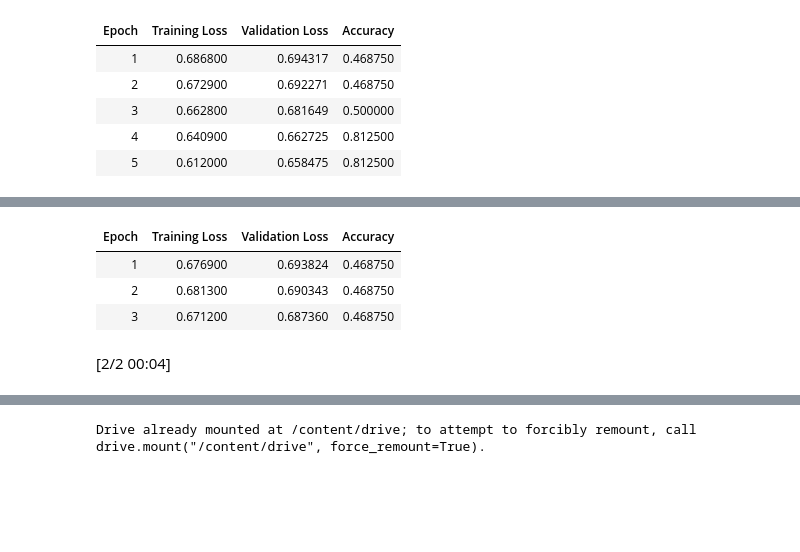
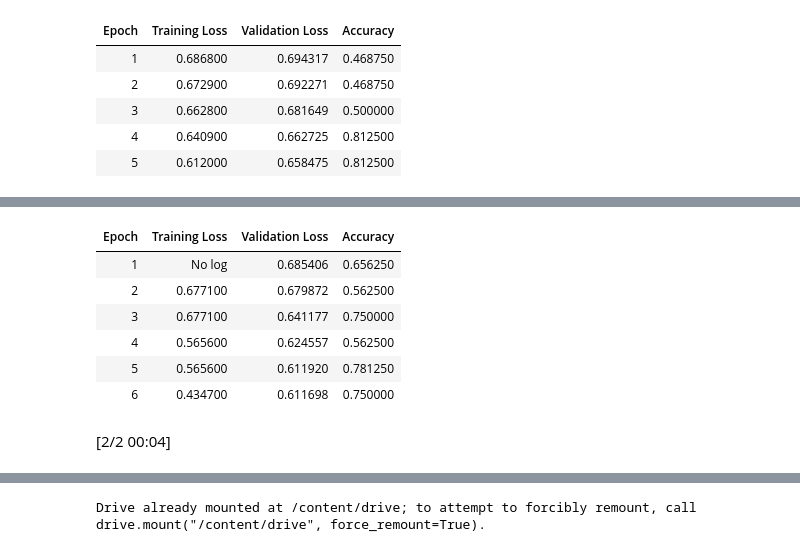
Before and after one commit to larajakl/Computational-Linguistics, a Jupyter notebook: exercises/HomeExercise3.ipynb, the cells around one changed output, grey strips where cells are left out. Cells and saved outputs as stored; diff of their text form; code cells hidden in the pictures; blank space fills up the shorter version.

```diff
--- a/exercises/HomeExercise3.ipynb
+++ b/exercises/HomeExercise3.ipynb
@@ -58,6 +59,7 @@ def truncate(example):
 small_imdb_dataset = DatasetDict(
     train=imdb_dataset['train'].shuffle(seed=24).select(range(128)).map(truncate),
     val=imdb_dataset['train'].shuffle(seed=24).select(range(128, 160)).map(truncate),
+    test=imdb_dataset['test'].shuffle(seed=24).select(range(160, 192)).map(truncate)
 )
 
 def tokenize_function(examples):
@@ -138,21 +138,36 @@ from transformers import TrainingArguments, Trainer
 from transformers import AutoModelForSequenceClassification
 #new imports:
 import optuna
+import torch
+
 
 accuracy = evaluate.load("accuracy")
 
 # tokenized dataset and data collator are already preloaded as "small_tokenized_dataset" and "data_collator" above
 
+# I use this function to NOT reinitialise the model every time. I only reinitialize layers that are dependent on trial-specific parameters, such as the classification head
+def reset_classification_head(model, num_labels):
+    """
+    Reset the classification head of a Hugging Face model.
+    """
+    model.classifier = torch.nn.Linear(model.config.hidden_size, num_labels)
+    torch.nn.init.xavier_uniform_(model.classifier.weight)
+    torch.nn.init.zeros_(model.classifier.bias)
+
+# Initialize model
+model_template = AutoModelForSequenceClassification.from_pretrained("distilbert/distilbert-base-cased", num_labels=2)
+
 # Define the objective function
 def objective(trial):
+    # reset only classification head:
+    reset_classification_head(model_template, num_labels=2)
+    # Use the updated model_template as the model
+    model = model_template
     # Define hyperparameters to tune
     learning_rate = trial.suggest_float("learning_rate", 1e-5, 5e-5, log=True)
     weight_decay = trial.suggest_float("weight_decay", 0.0, 0.3)
     per_device_train_batch_size = trial.suggest_categorical("per_device_train_batch_size", [8, 16, 32])
     num_train_epochs = trial.suggest_int("num_train_epochs", 3, 10)
-
-    # Initialize model
-    model = AutoModelForSequenceClassification.from_pretrained("distilbert/distilbert-base-cased", num_labels=2)
 
     # Define training arguments
     arguments = TrainingArguments(
@@ -166,7 +181,7 @@ def objective(trial):
         learning_rate=learning_rate,
         weight_decay=weight_decay,
         load_best_model_at_end=True,
-        report_to='none',
+        report_to="none",
         seed=224
     )
 
@@ -180,11 +195,11 @@ def objective(trial):
     trainer = Trainer(
         model=model,
         args=arguments,
-        train_dataset=small_tokenized_dataset['train'],
-        eval_dataset=small_tokenized_dataset['val'],
+        train_dataset=small_tokenized_dataset["train"],
+        eval_dataset=small_tokenized_dataset["val"],
         tokenizer=tokenizer,
         data_collator=data_collator,
-        compute_metrics=compute_metrics
+        compute_metrics=compute_metrics,
     )
 
     # Train the model
@@ -193,50 +208,30 @@ def objective(trial):
     # Evaluate the model on validation set
     eval_result = trainer.evaluate()
 
+    # Report intermediate results to Optuna
+    trial.report(eval_result["eval_accuracy"], step=0)
+
+    # Check if the trial should be pruned based on evaluation accuracy
+    if trial.should_prune():
+        raise optuna.exceptions.TrialPruned()
+
     # Optuna will minimize the return value, so we return the negative of accuracy to maximize it
-    return eval_result['eval_accuracy']
+    return eval_result["eval_accuracy"]
 
 # Create a study to maximize accuracy
 study = optuna.create_study(direction="maximize")
 
+# Here I include prior knowledge on good baseline hyperparameters to guide optuna (I achieved 0.875 with these parameters in an earlier trial):
+study.enqueue_trial({
+    "learning_rate": 3.29432412995289e-05,
+    "weight_decay": 0.18368779096914803,
+    "per_device_train_batch_size": 32,
+    "num_train_epochs": 6
+})
+
 # Optimize the study with n_trials
-study.optimize(objective, n_trials=20)
+study.optimize(objective, n_trials=15)
 
 # Get the best hyperparameters
 print("Best hyperparameters:", study.best_params)
-
-# Train final model with the best hyperparameters
-#best_params = study.best_params
-#final_arguments = TrainingArguments(
- #   output_dir="final_cl_trainer",
-  #  per_device_train_batch_size=best_params["per_device_train_batch_size"],
-  #  per_device_eval_batch_size=16,
-  #  logging_steps=8,
-  #  num_train_epochs=best_params["num_train_epochs"],
-  #  eval_strategy="epoch",
-  #  save_strategy="epoch",
-  #  learning_rate=best_params["learning_rate"],
-  #  weight_decay=best_params["weight_decay"],
-  #  load_best_model_at_end=True,
-  #  report_to='none',
-  #  seed=224
-#)
-
-#final_model = AutoModelForSequenceClassification.from_pretrained("distilbert/distilbert-base-cased", num_labels=2)
-#final_trainer = Trainer(
- #   model=final_model,
-  #  args=final_arguments,
-   # train_dataset=small_tokenized_dataset['train'],
-    #eval_dataset=small_tokenized_dataset['val'],
-    #tokenizer=tokenizer,
-    #data_collator=data_collator,
-    #compute_metrics=compute_metrics
-#)
-
-# Train the final model
-#final_trainer.train()
-
-# Evaluate on the test set
-#test_results = final_trainer.evaluate(eval_dataset=small_tokenized_dataset['test'])
-#print("Test results:", test_results)
 # %% [output]
@@ -247,5 +242,8 @@ You should probably TRAIN this model on a down-stream task to be able to use it
 | Epoch | Training Loss | Validation Loss | Accuracy |
-| 1 | 0.676900 | 0.693824 | 0.468750 |
-| 2 | 0.681300 | 0.690343 | 0.468750 |
-| 3 | 0.671200 | 0.687360 | 0.468750 |
+| 1 | No log | 0.685406 | 0.656250 |
+| 2 | 0.677100 | 0.679872 | 0.562500 |
+| 3 | 0.677100 | 0.641177 | 0.750000 |
+| 4 | 0.565600 | 0.624557 | 0.562500 |
+| 5 | 0.565600 | 0.611920 | 0.781250 |
+| 6 | 0.434700 | 0.611698 | 0.750000 |
 [2/2 00:04]
```
Also changed, not shown: parts of 6 cells of this notebook.
